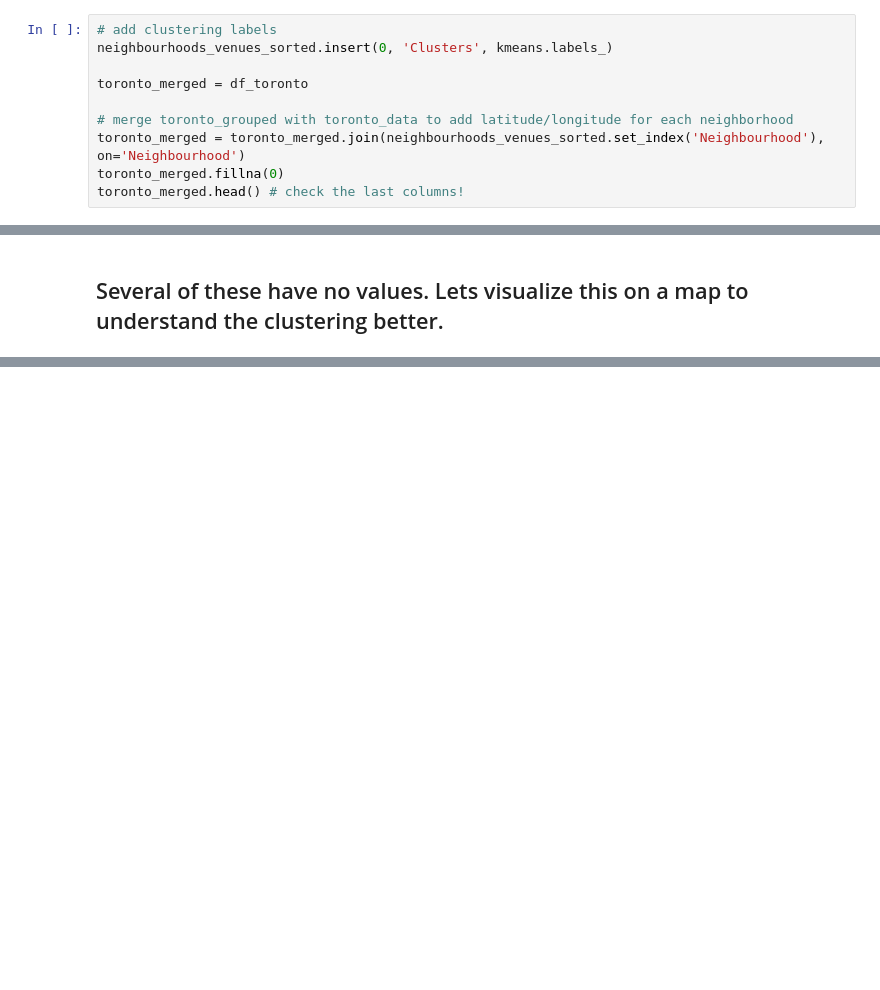
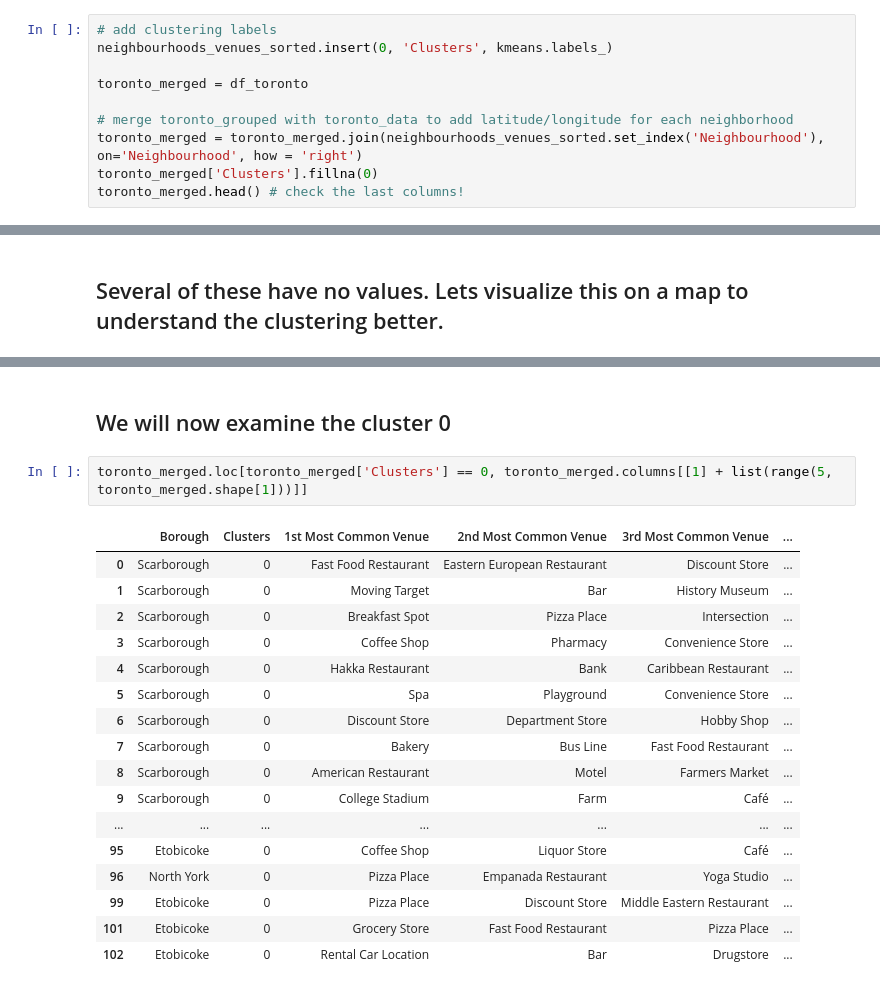
Before and after one commit to nnandgopal/Coursera_Capstone, a Jupyter notebook: Segmenting and Clustering Toronto- part 3.ipynb, the cells around one changed output, grey strips where cells are left out. Saved outputs shown, nothing was run; the diff lists cells and outputs as text; blank space fills up the shorter version.

Commit message:
Published from Watson Studio.

```diff
--- a/Segmenting and Clustering Toronto- part 3.ipynb
+++ b/Segmenting and Clustering Toronto- part 3.ipynb
@@ -554,8 +554,8 @@ neighbourhoods_venues_sorted.insert(0, 'Clusters', kmeans.labels_)
 toronto_merged = df_toronto
 
 # merge toronto_grouped with toronto_data to add latitude/longitude for each neighborhood
-toronto_merged = toronto_merged.join(neighbourhoods_venues_sorted.set_index('Neighbourhood'), on='Neighbourhood')
-toronto_merged.fillna(0)
+toronto_merged = toronto_merged.join(neighbourhoods_venues_sorted.set_index('Neighbourhood'), on='Neighbourhood', how = 'right')
+toronto_merged['Clusters'].fillna(0)
 toronto_merged.head() # check the last columns!
 # %% [output]
 |  | PostalCode | Borough | Neighbourhood | Latitude | Longitude | Clusters | 1st Most Common Venue | ... |
@@ -594,0 +595,22 @@ ValueError: cannot convert float NaN to integer
+# %% [markdown]
+## We will now examine the cluster 0
+# %%
+toronto_merged.loc[toronto_merged['Clusters'] == 0, toronto_merged.columns[[1] + list(range(5, toronto_merged.shape[1]))]]
+# %% [output]
+|  | Borough | Clusters | 1st Most Common Venue | 2nd Most Common Venue | 3rd Most Common Venue | ... |
+| 0 | Scarborough | 0 | Fast Food Restaurant | Eastern European Restaurant | Discount Store | ... |
+| 1 | Scarborough | 0 | Moving Target | Bar | History Museum | ... |
+| 2 | Scarborough | 0 | Breakfast Spot | Pizza Place | Intersection | ... |
+| 3 | Scarborough | 0 | Coffee Shop | Pharmacy | Convenience Store | ... |
+| 4 | Scarborough | 0 | Hakka Restaurant | Bank | Caribbean Restaurant | ... |
+| 5 | Scarborough | 0 | Spa | Playground | Convenience Store | ... |
+| 6 | Scarborough | 0 | Discount Store | Department Store | Hobby Shop | ... |
+| 7 | Scarborough | 0 | Bakery | Bus Line | Fast Food Restaurant | ... |
+| 8 | Scarborough | 0 | American Restaurant | Motel | Farmers Market | ... |
+| 9 | Scarborough | 0 | College Stadium | Farm | Café | ... |
+| ... | ... | ... | ... | ... | ... | ... |
+| 95 | Etobicoke | 0 | Coffee Shop | Liquor Store | Café | ... |
+| 96 | North York | 0 | Pizza Place | Empanada Restaurant | Yoga Studio | ... |
+| 99 | Etobicoke | 0 | Pizza Place | Discount Store | Middle Eastern Restaurant | ... |
+| 101 | Etobicoke | 0 | Grocery Store | Fast Food Restaurant | Pizza Place | ... |
+| 102 | Etobicoke | 0 | Rental Car Location | Bar | Drugstore | ... |
```
Also changed, not shown: parts of 3 cells of this notebook.
